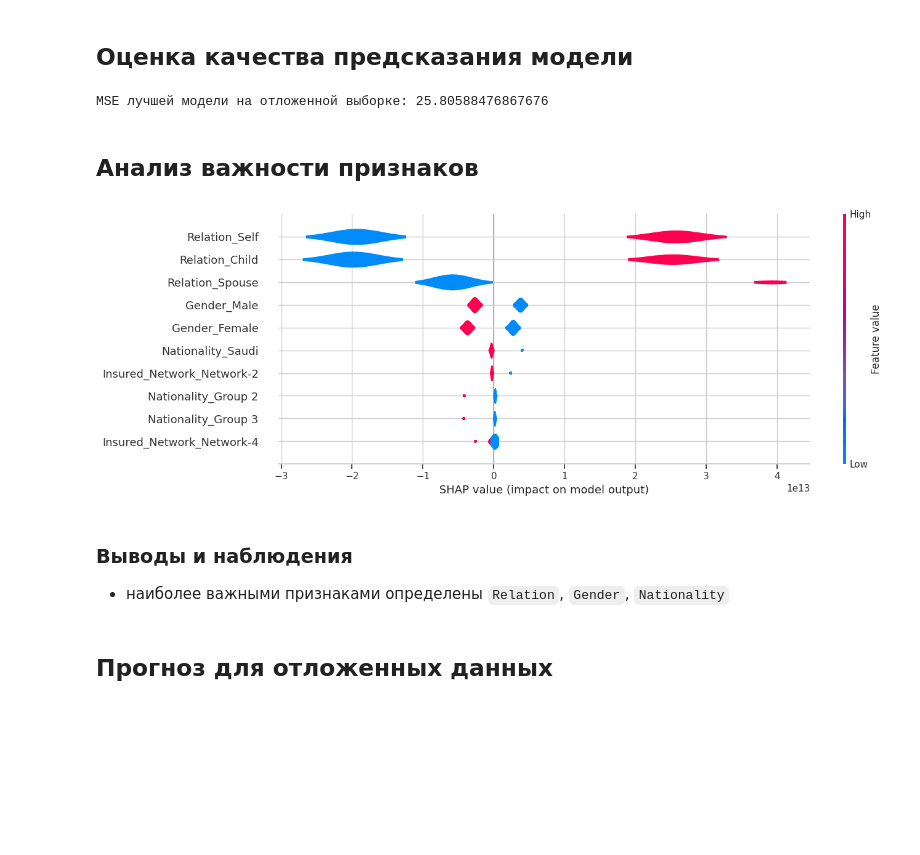
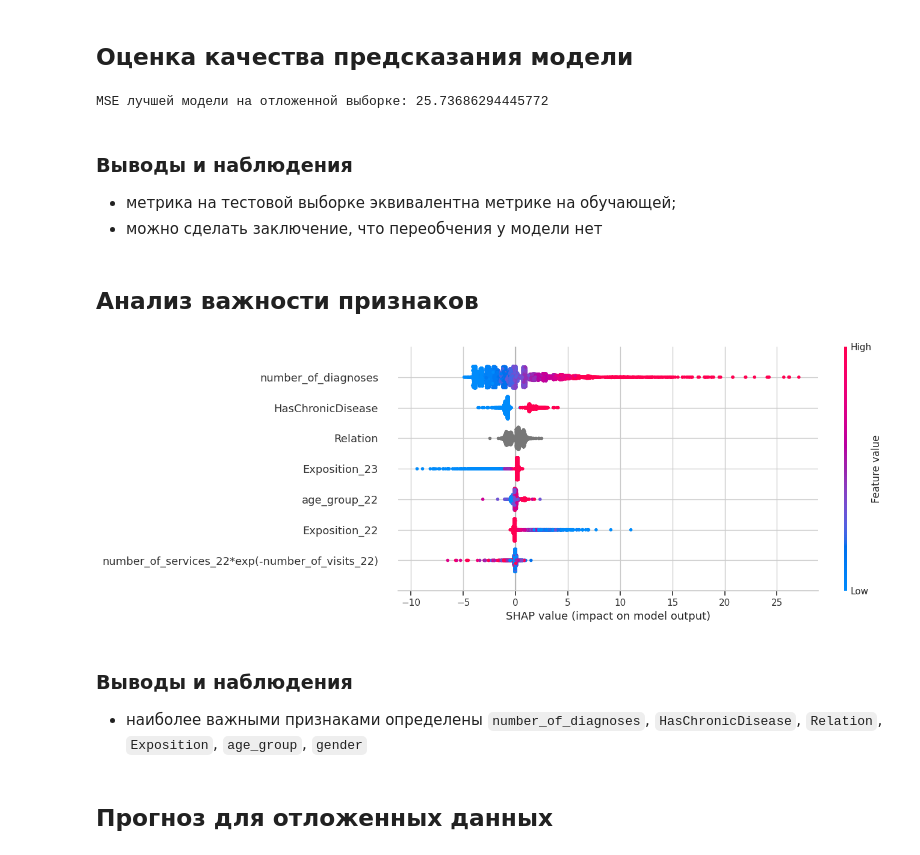
Before and after one commit to denis-42ds/customer_visit_forecasts, a Jupyter notebook: visits_number_predict.ipynb, the cells around one changed output. Saved outputs shown, nothing was run; the diff lists cells and outputs as text; code cells hidden in the pictures; blank space fills up the shorter version.

```diff
--- a/visits_number_predict.ipynb
+++ b/visits_number_predict.ipynb
@@ -600,7 +686,7 @@ X_train_main, X_test_main, y_train, y_test = data_preparing(data=full_df,
 # %% [markdown]
 ## Обучение моделей
 # %%
-def model_fitting(model_name=None, features_train=None, target_train=None, params=None, cv=4):
+def model_fitting(model_name=None, features_train=None, target_train=None, params=None, cv=4, cat_features=None):
     if model_name == 'Baseline':
         model = LinearRegression(**params)
         model.fit(features_train, target_train)
@@ -609,6 +695,22 @@ def model_fitting(model_name=None, features_train=None, target_train=None, param
         for key, value in cv_res.items():
             cv_res[key] = round(-value.mean(), 3)
         print(f"Результаты кросс-валидации: {cv_res}")
+
+    elif model_name == 'Catboost':
+        model = CatBoostRegressor(random_state=RANDOM_STATE,
+                                  verbose=False,
+                                  loss_function='RMSE')
+        train_pool = Pool(features_train,
+                          target_train,
+                          cat_features=cat_features)
+        grid_search_result = model.grid_search(param_grid=params,
+                                               cv=cv,
+                                               X=train_pool,
+                                               y=None,
+                                               plot=False)
+        print("Лучший результат RMSE:", round(min(grid_search_result['cv_results']['test-RMSE-mean']), 3))
+        print("Лучшие гиперпараметры:", grid_search_result['params'])
+
     else:
         if model_name == 'Linear Regression':
             model = LinearRegression()
@@ -630,12 +732,15 @@ def model_fitting(model_name=None, features_train=None, target_train=None, param
         model = grid_search.best_estimator_
         model.fit(features_train, target_train)
 
-    y_pred = model.predict(features_train)
+    try:
+        y_pred = model.predict(features_train)
+    except:
+        y_pred = model.predict(train_pool)
     mse_value = mean_squared_error(target_train, y_pred)
     mae_value = mean_absolute_error(target_train, y_pred)
     r2_value = r2_score(target_train, y_pred)
 
-    return cv_res['test_neg_mean_squared_error'], cv_res['test_r2'], cv_res['test_neg_mean_absolute_error'], model
+    return mse_value, r2_value, mae_value, model
 # %% [markdown]
 ### baseline
 # %%
@@ -683,0 +791,11 @@ mse_rf, r2_rf, mae_rf, model_rf = model_fitting(model_name='Random Forest Regres
+# %%
+params_cb = {'iterations': [100, 300],
+             'learning_rate': [0.03, 0.1],
+             'depth': [4, 8],
+             'l2_leaf_reg': [1, 5]}
+mse_cb, r2_cb, mae_cb, model_cb = model_fitting(model_name='Catboost',
+                                                features_train=X_train_main,
+                                                target_train=y_train,
+                                                params=params_cb,
+                                                cv=3,
+                                                cat_features=cat_features_clean+ext_cat_features_clean)
@@ -784,26 +930,28 @@ with psycopg2.connect(**connection) as conn:
 # %% [markdown]
 ## Оценка качества предсказания модели
 # %%
-y_pred = baseline.predict(X_test_base)
+test_pool = Pool(X_test_main,
+                 y_test,
+                 cat_features=cat_features_clean+ext_cat_features_clean)
+y_pred = model_cb.predict(test_pool)
 mse_test = mean_squared_error(y_test, y_pred)
 print(f"MSE лучшей модели на отложенной выборке: {mse_test}")
 # %% [output]
-MSE лучшей модели на отложенной выборке: 25.80588476867676
+MSE лучшей модели на отложенной выборке: 25.73686294445772
+# %% [markdown]
+### Выводы и наблюдения
+- метрика на тестовой выборке эквивалентна метрике на обучающей;
+- можно сделать заключение, что переобчения у модели нет
 # %% [markdown]
 ## Анализ важности признаков
-# %%
-explainer = shap.Explainer(baseline, X_train_base)
-shap_values = explainer(X_test_base)
-shap.summary_plot(shap_values=shap_values,
-                  features=np.array(X_test_base),
-                  feature_names=X_test_base.columns.to_list(),
-                  max_display=10,
-                  plot_type='violin',
-                  plot_size=(14, 5))
-# %% [output]
-[figure, removed]
+# %%
+explainer = shap.TreeExplainer(model_cb, feature_perturbation="tree_path_dependent")
+shap_values = explainer.shap_values(X_test_main)
+shap.summary_plot(shap_values, X_test_main, max_display=7, plot_size=(14, 5))
+# %% [output]
+[figure, added]
 # %% [markdown]
 ### Выводы и наблюдения
-- наиболее важными признаками определены `Relation`, `Gender`, `Nationality`
+- наиболее важными признаками определены `number_of_diagnoses`, `HasChronicDisease`, `Relation`, `Exposition`, `age_group`, `gender`
 # %% [markdown]
 ## Прогноз для отложенных данных
```
Also changed, not shown: parts of 35 cells of this notebook, 2 other files.
